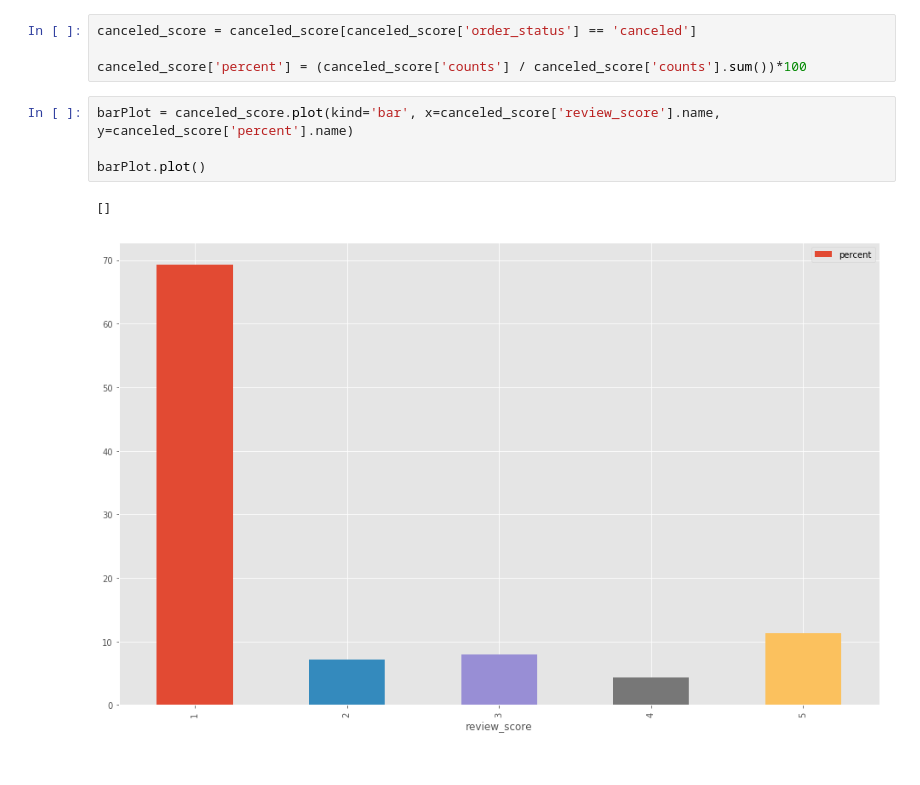
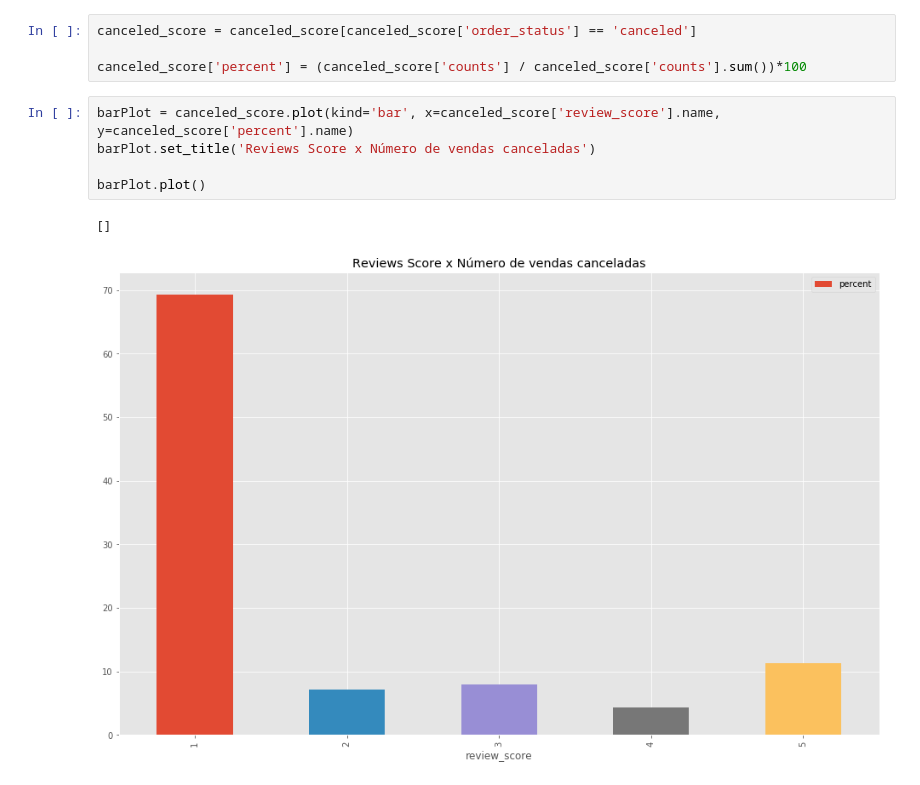
Before and after one commit to Crissky/brazilian-ecommerce, a Jupyter notebook: Notebooks/GERAL.ipynb, the cells around one changed output. Cells and saved outputs as stored; diff of their text form.

```diff
--- a/Notebooks/GERAL.ipynb
+++ b/Notebooks/GERAL.ipynb
@@ -1052,8 +1064,9 @@ canceled_score = canceled_score[canceled_score['order_status'] == 'canceled']
 canceled_score['percent'] = (canceled_score['counts'] / canceled_score['counts'].sum())*100
 # %%
 barPlot = canceled_score.plot(kind='bar', x=canceled_score['review_score'].name, y=canceled_score['percent'].name)
+barPlot.set_title('Reviews Score x Número de vendas canceladas')
 
 barPlot.plot()
 # %% [output]
 []
-[figure, old version]
+[figure, new version]
```
Also changed, not shown: parts of 10 cells of this notebook, 1 other file.
